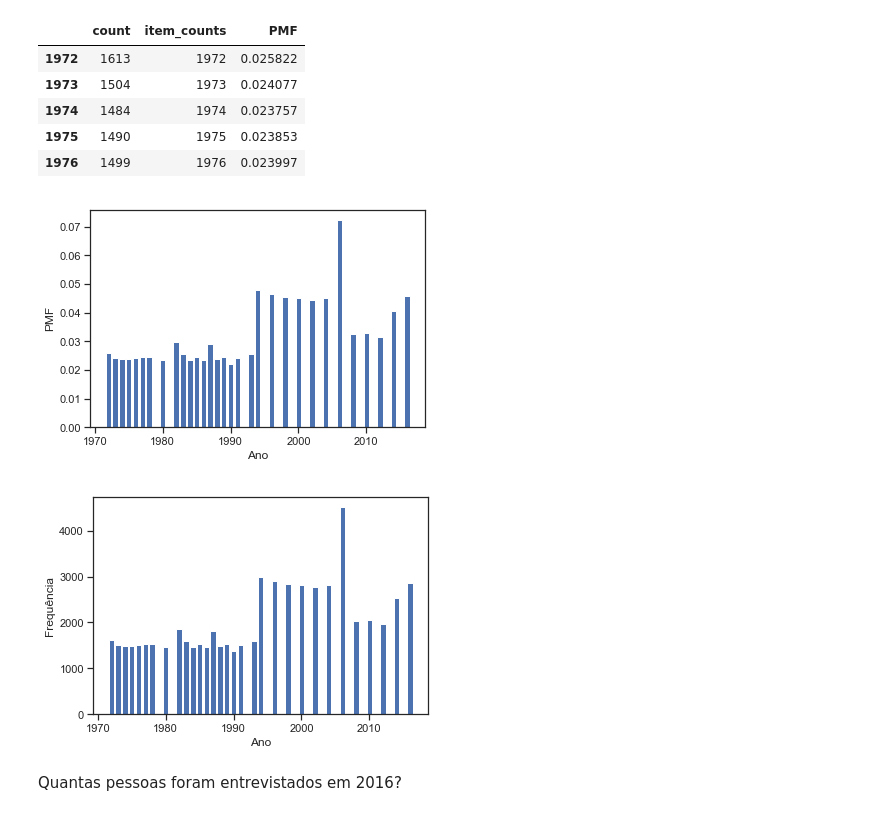
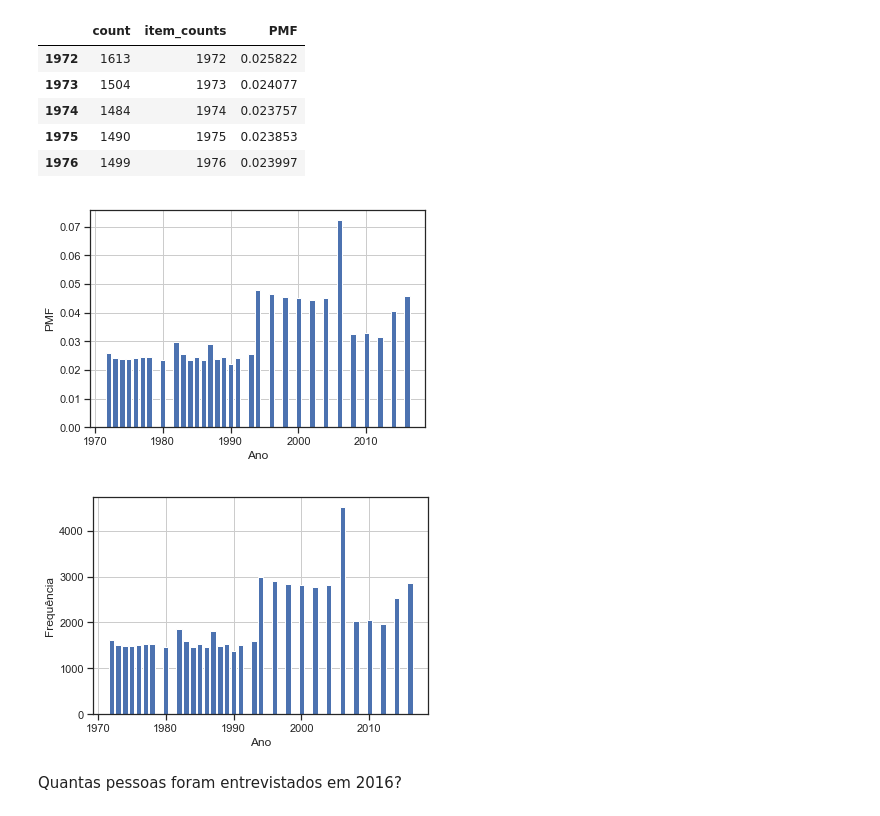
Before and after one commit to plbalmeida/aed-Py, a Jupyter notebook: aed-Py.ipynb, the cells around one changed output. Saved outputs shown, nothing was run; the diff lists cells and outputs as text; code cells hidden in the pictures.

```diff
--- a/aed-Py.ipynb
+++ b/aed-Py.ipynb
@@ -333,19 +334,21 @@ gss_year_pmf.head()
 # %%
 # plotando o histograma da PMF
 plt.bar(gss_year_pmf['item_counts'], gss_year_pmf['PMF'])
 plt.xlabel('Ano')
 plt.ylabel('PMF')
+plt.grid()
 plt.show()
 # %% [output]
-[figure, old version]
+[figure, new version]
 # %%
 # plotando o histograma por ocorrência
 plt.bar(gss_year_pmf['item_counts'], gss_year_pmf['count'])
 plt.xlabel('Ano')
 plt.ylabel('Frequência')
+plt.grid()
 plt.show()
 # %% [output]
-[figure, old version]
+[figure, new version]
 # %% [markdown]
 Quantas pessoas foram entrevistados em 2016?
 # %%
```
Also changed, not shown: parts of 35 cells of this notebook, 1 other file.
